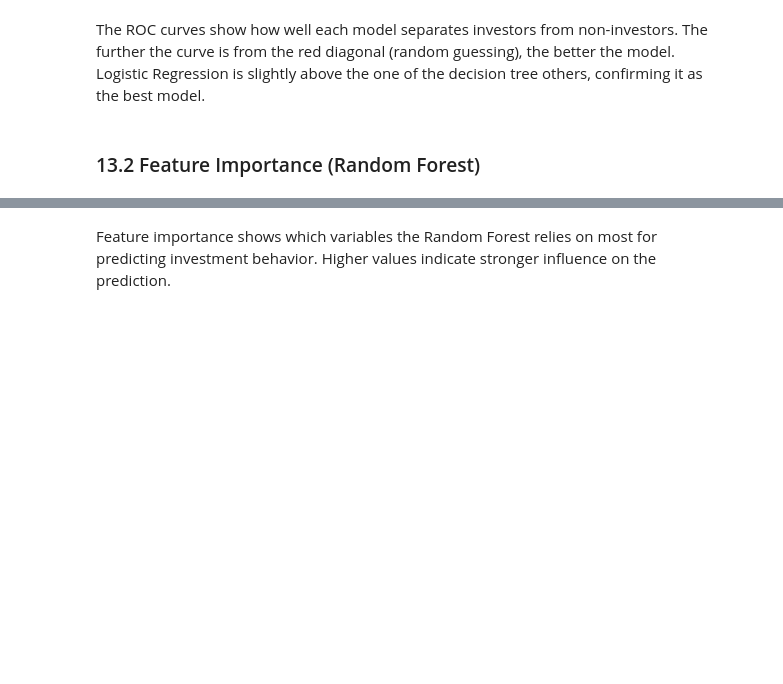
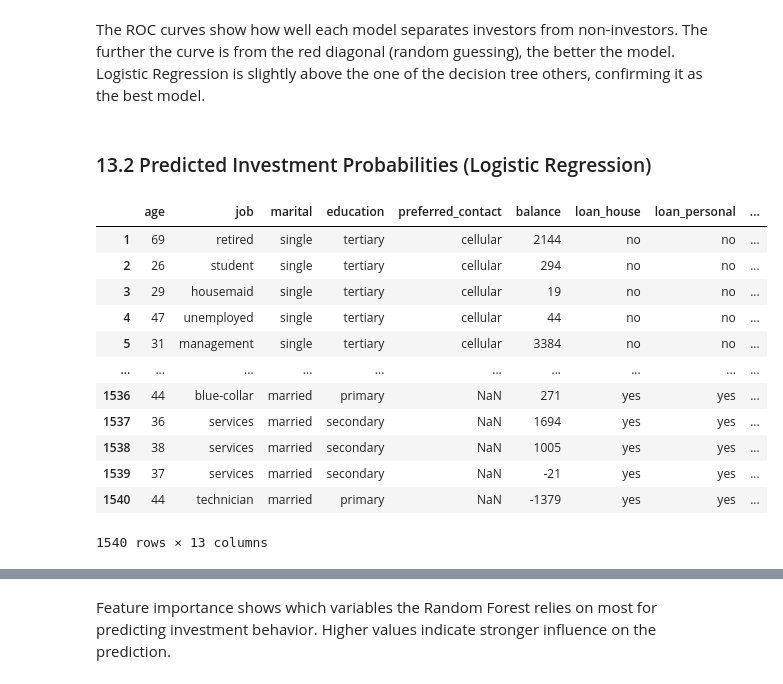
Before and after one commit to sguhring/Project_Catolica, a Jupyter notebook: Delivery_2.ipynb, the cells around one changed output, grey strips where cells are left out. Drawn from its saved outputs; the diff is of its cells as text; code cells hidden in the pictures; blank space fills up the shorter version.

```diff
--- a/Delivery_2.ipynb
+++ b/Delivery_2.ipynb
@@ -428,4 +428,32 @@ plt.show()
 # %% [markdown]
 The ROC curves show how well each model separates investors from non-investors. The further the curve is from the red diagonal (random guessing), the better the model. Logistic Regression is slightly above the one of the decision tree  others, confirming it as the best model.
 # %% [markdown]
-### 13.2 Feature Importance (Random Forest)
+### 13.2 Predicted Investment Probabilities (Logistic Regression)
+# %%
+# Table: predicted probability per person in the test set
+prob_table = X_test.copy().reset_index(drop=True)
+prob_table['prob_investment'] = y_prob_lr
+prob_table['actual'] = y_test.values
+prob_table['predicted'] = np.where(y_prob_lr >= 0.5, 'Investor', 'Non-Investor')
+
+# Sort by probability descending
+prob_table = prob_table.sort_values('prob_investment', ascending=False).reset_index(drop=True)
+prob_table.index += 1  # rank starts at 1
+
+prob_table['prob_investment'] = prob_table['prob_investment'].round(4)
+
+prob_table
+# %% [output]
+|  | age | job | marital | education | preferred_contact | balance | loan_house | loan_personal | ... |
+| 1 | 69 | retired | single | tertiary | cellular | 2144 | no | no | ... |
+| 2 | 26 | student | single | tertiary | cellular | 294 | no | no | ... |
+| 3 | 29 | housemaid | single | tertiary | cellular | 19 | no | no | ... |
+| 4 | 47 | unemployed | single | tertiary | cellular | 44 | no | no | ... |
+| 5 | 31 | management | single | tertiary | cellular | 3384 | no | no | ... |
+| ... | ... | ... | ... | ... | ... | ... | ... | ... | ... |
+| 1536 | 44 | blue-collar | married | primary | NaN | 271 | yes | yes | ... |
+| 1537 | 36 | services | married | secondary | NaN | 1694 | yes | yes | ... |
+| 1538 | 38 | services | married | secondary | NaN | 1005 | yes | yes | ... |
+| 1539 | 37 | services | married | secondary | NaN | -21 | yes | yes | ... |
+| 1540 | 44 | technician | married | primary | NaN | -1379 | yes | yes | ... |
+1540 rows × 13 columns
```
Also changed, not shown: parts of 4 cells of this notebook.
